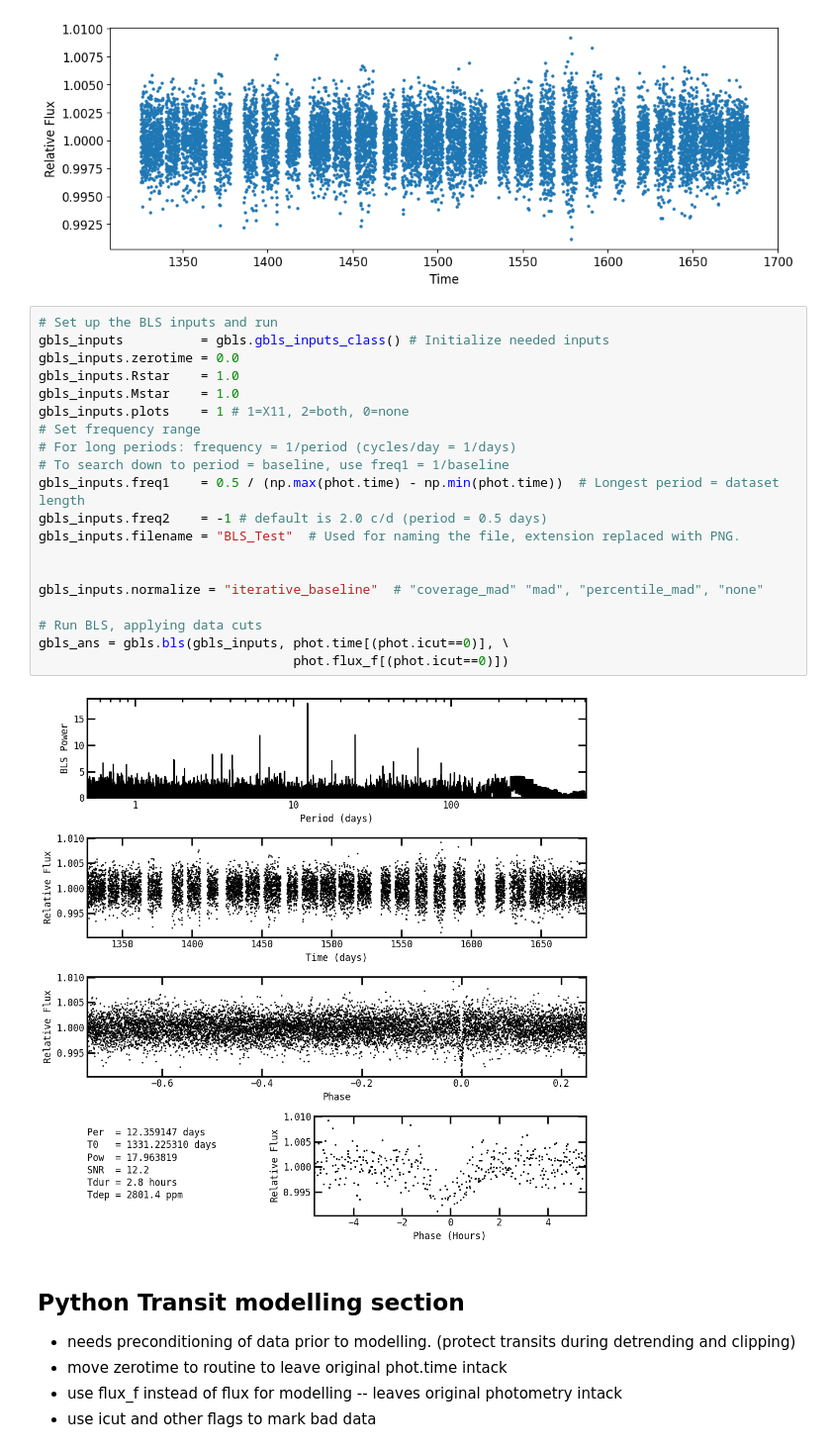
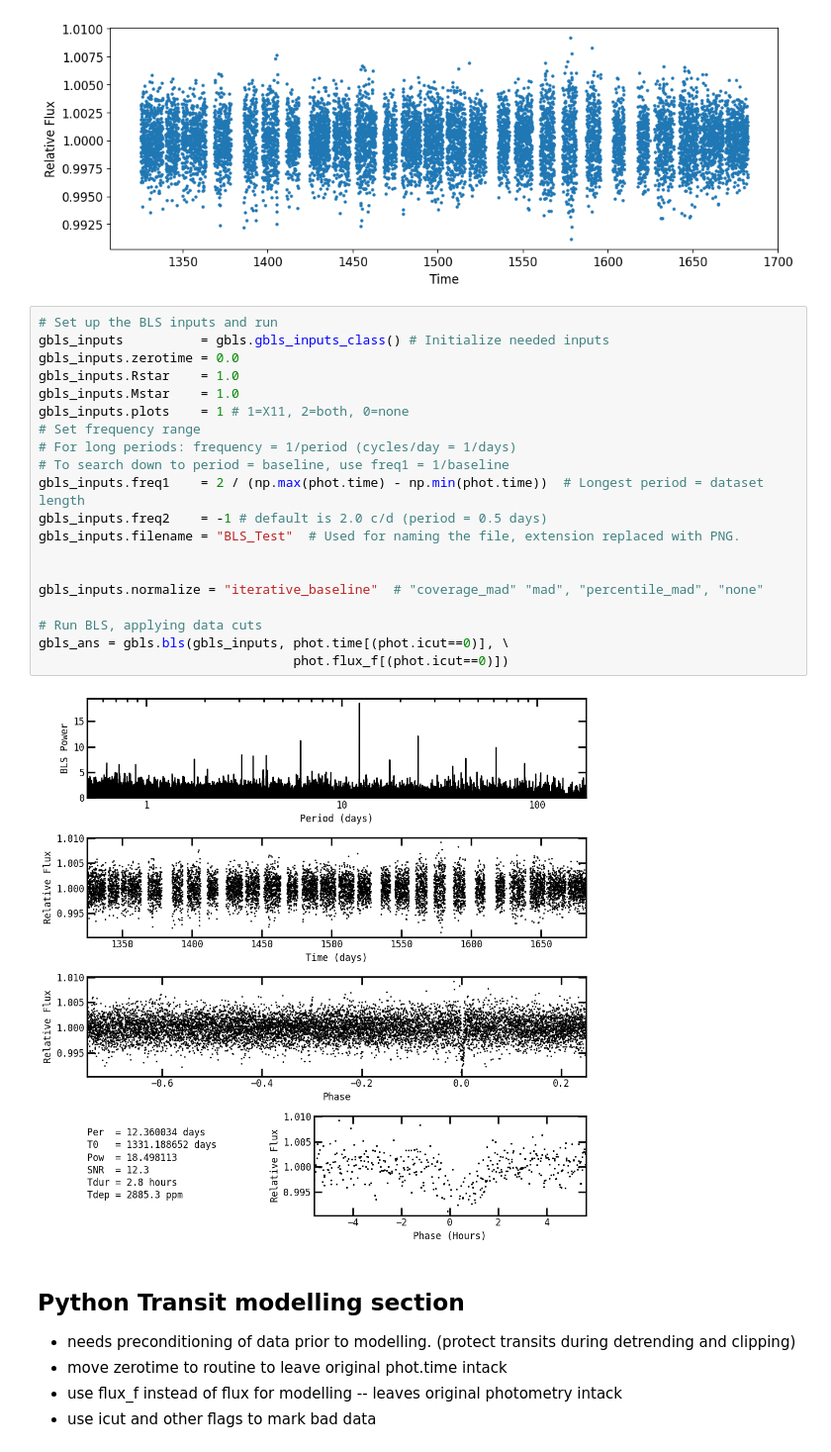
Before and after one commit to jasonfrowe/bls_cuda, a Jupyter notebook: pytfit5_example.ipynb, the cells around one changed output. Shown at 99% size. Cells and saved outputs as stored; diff of their text form.

```diff
--- a/pytfit5_example.ipynb
+++ b/pytfit5_example.ipynb
@@ -149,25 +149,25 @@ Starting clipping: Window=2.0 days, Sigma=3.0
 # %%
 # Set up the BLS inputs and run
 gbls_inputs          = gbls.gbls_inputs_class() # Initialize needed inputs
 gbls_inputs.zerotime = 0.0
 gbls_inputs.Rstar    = 1.0
 gbls_inputs.Mstar    = 1.0
 gbls_inputs.plots    = 1 # 1=X11, 2=both, 0=none
 # Set frequency range
 # For long periods: frequency = 1/period (cycles/day = 1/days)
 # To search down to period = baseline, use freq1 = 1/baseline
-gbls_inputs.freq1    = 0.5 / (np.max(phot.time) - np.min(phot.time))  # Longest period = dataset length
+gbls_inputs.freq1    = 2 / (np.max(phot.time) - np.min(phot.time))  # Longest period = dataset length
 gbls_inputs.freq2    = -1 # default is 2.0 c/d (period = 0.5 days)
 gbls_inputs.filename = "BLS_Test"  # Used for naming the file, extension replaced with PNG.
 
 
 gbls_inputs.normalize = "iterative_baseline"  # "coverage_mad" "mad", "percentile_mad", "none"
 
 # Run BLS, applying data cuts
 gbls_ans = gbls.bls(gbls_inputs, phot.time[(phot.icut==0)], \
                                  phot.flux_f[(phot.icut==0)])
 # %% [output]
-[figure, old version]
+[figure, new version]
 # %% [markdown]
 ## Python Transit modelling section
 
```
Also changed, not shown: parts of 6 cells of this notebook, 2 other files.
